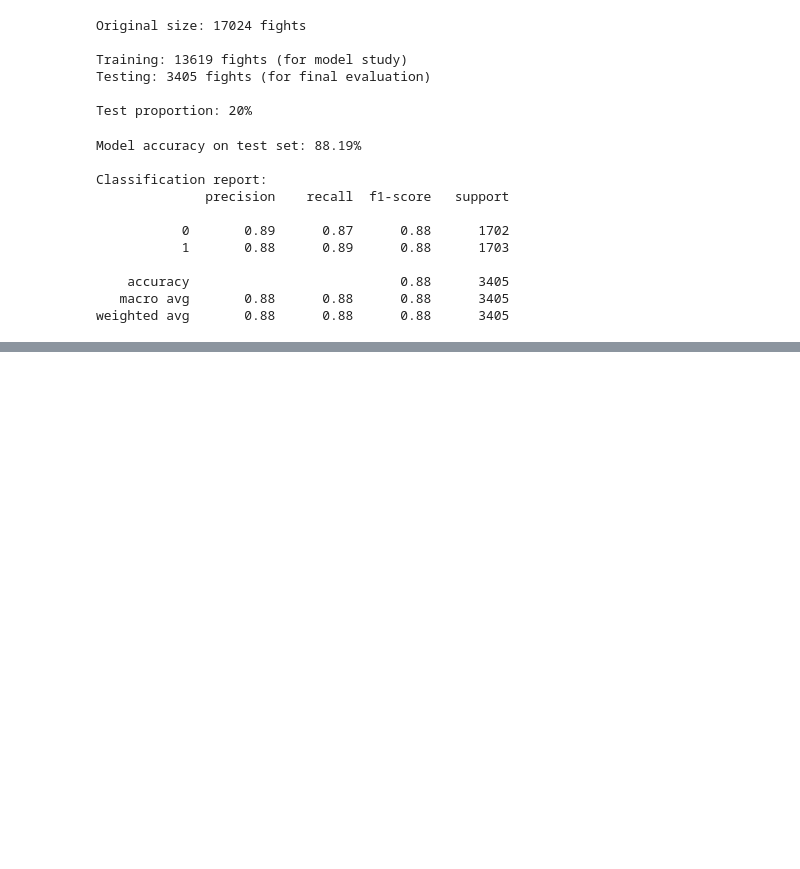
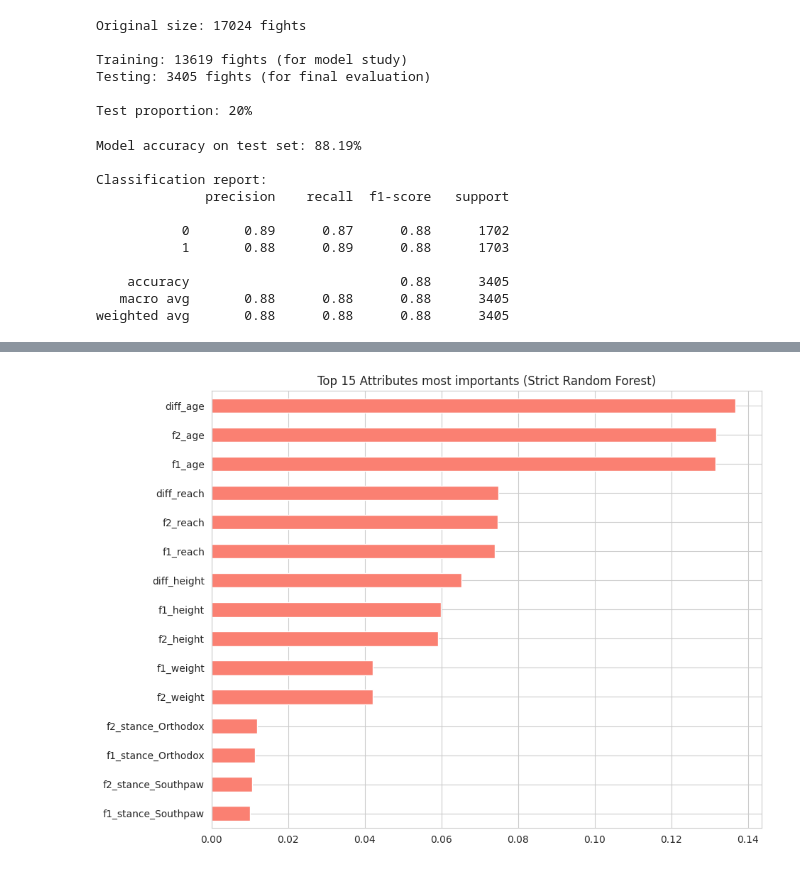
Before and after one commit to babisque/ufc-ml-predictor, a Jupyter notebook: notebooks/01_exploratory_analysis.ipynb, the cells around one changed output, grey strips where cells are left out. Drawn from its saved outputs; the diff is of its cells as text; code cells hidden in the pictures; blank space fills up the shorter version.

```diff
--- a/notebooks/01_exploratory_analysis.ipynb
+++ b/notebooks/01_exploratory_analysis.ipynb
@@ -248,0 +363,13 @@ weighted avg       0.88      0.88      0.88      3405
+# %%
+strict_importances = strict_rf_moddel.feature_importances_
+strict_columns_name = strict_x.columns
+
+s_strict_importances = pd.Series(strict_importances, index=strict_columns_name).sort_values(ascending=False).head(15)
+s_strict_importances = s_strict_importances.sort_values(ascending=True)
+
+plt.figure(figsize=(10, 8))
+s_strict_importances.plot(kind='barh', color='salmon')
+plt.title('Top 15 Attributes most importants (Strict Random Forest)')
+plt.show()
+# %% [output]
+[figure, added]
```
Also changed, not shown: parts of 9 cells of this notebook.
